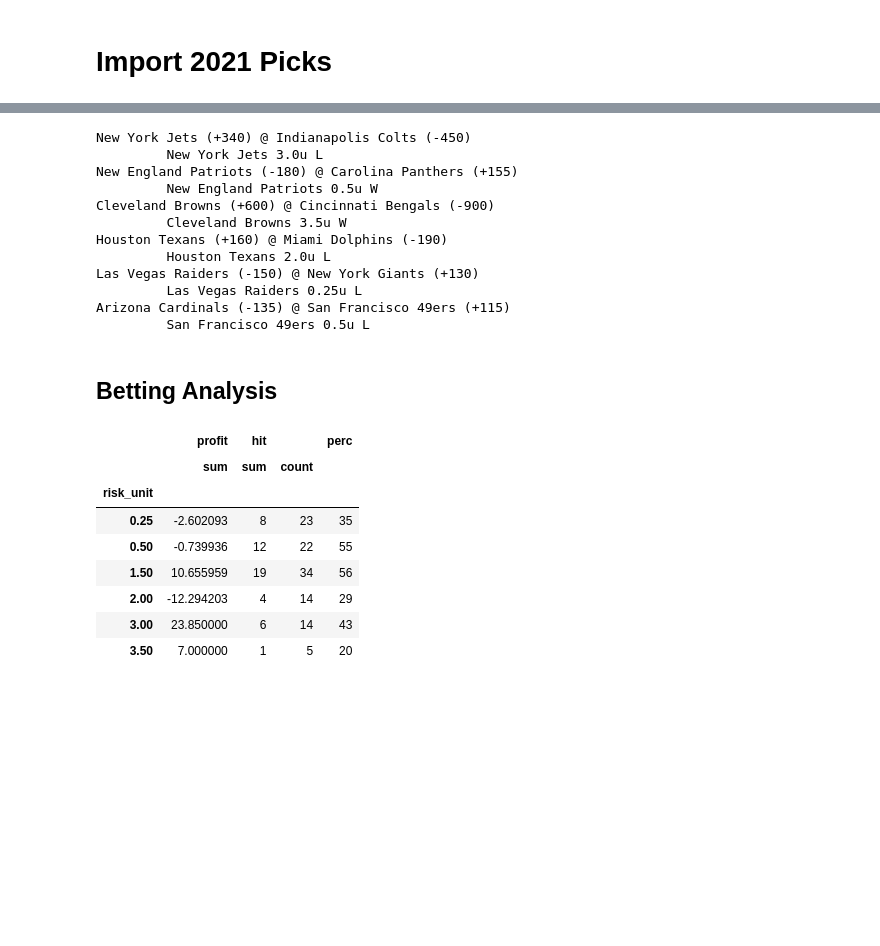
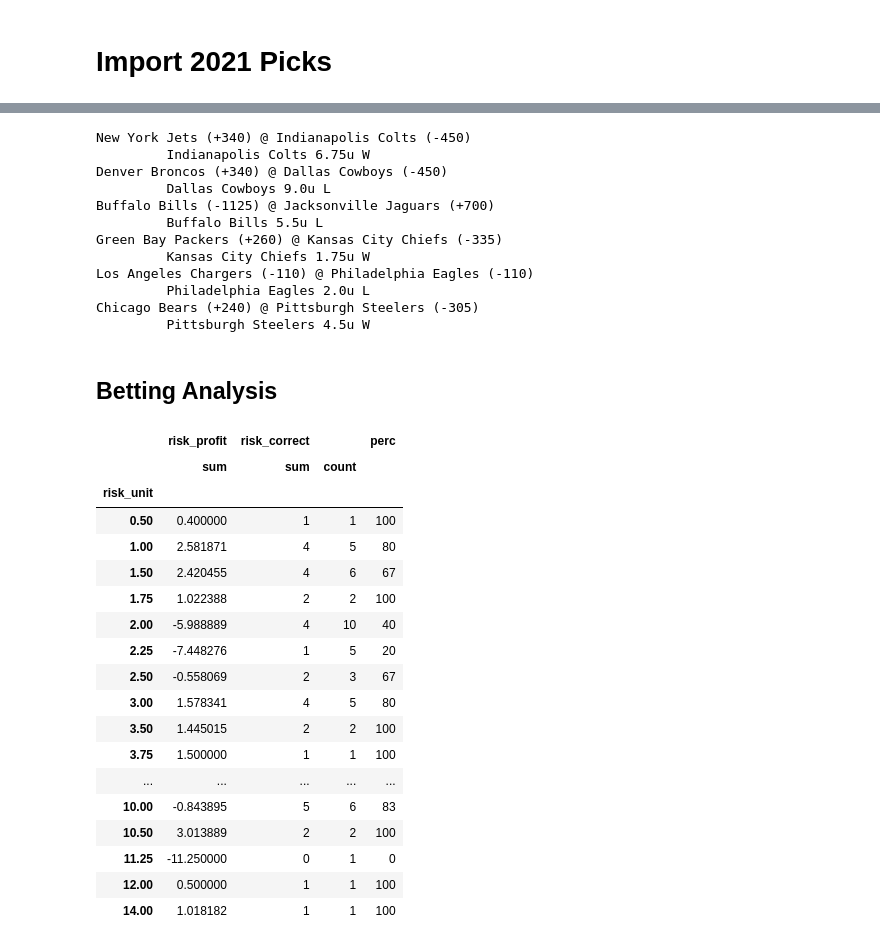
Before and after one commit to tylerengland25/NFL, a Jupyter notebook: backend/analytics/2021.ipynb, the cells around one changed output, grey strips where cells are left out. Cells and saved outputs as stored; diff of their text form; code cells hidden in the pictures; blank space fills up the shorter version.

Commit message:
NN Printing

```diff
--- a/backend/analytics/2021.ipynb
+++ b/backend/analytics/2021.ipynb
@@ -14,6 +14,7 @@ os.getcwd()
 # %%
 df = pd.read_csv('backend\\data\\predictions\\2021_nn.csv')
 df['date'] = pd.to_datetime(df['date'])
-df = df[df['date'] >= datetime(2021, 9, 1)]
-df['hit'] = df['prediction'] == df['outcome']
+df['y'] = np.where(df['y'], df['home'], df['away'])
+df['y_pred'] = np.where(df['y_pred'], df['home'], df['away'])
 df.dropna(inplace=True)
+df
@@ -22,36 +37,46 @@ week = df[df['week'] == 9]
 for index, row in week.iterrows():
     ml_a = '+{odds}'.format(odds=row['ml_a']) if row['ml_a'] > 0 else row['ml_a']
     ml_h = '+{odds}'.format(odds=row['ml_h']) if row['ml_h'] > 0 else row['ml_h']
-    win = 'W' if row['prediction'] == row['outcome'] else 'L'
+    win = 'W' if row['y_pred'] == row['y'] else 'L'
     print(f"{row['away']} ({ml_a}) @ {row['home']} ({ml_h})")
-    print(f"\t {row['prediction']} {row['risk_unit']}u {win}")
+    print(f"\t {row['y_pred']} {row['risk_unit']}u {win}")
 # %% [output]
 New York Jets (+340) @ Indianapolis Colts (-450)
-         New York Jets 3.0u L
-New England Patriots (-180) @ Carolina Panthers (+155)
-         New England Patriots 0.5u W
-Cleveland Browns (+600) @ Cincinnati Bengals (-900)
-         Cleveland Browns 3.5u W
-Houston Texans (+160) @ Miami Dolphins (-190)
-         Houston Texans 2.0u L
-Las Vegas Raiders (-150) @ New York Giants (+130)
-         Las Vegas Raiders 0.25u L
-Arizona Cardinals (-135) @ San Francisco 49ers (+115)
-         San Francisco 49ers 0.5u L
+         Indianapolis Colts 6.75u W
+Denver Broncos (+340) @ Dallas Cowboys (-450)
+         Dallas Cowboys 9.0u L
+Buffalo Bills (-1125) @ Jacksonville Jaguars (+700)
+         Buffalo Bills 5.5u L
+Green Bay Packers (+260) @ Kansas City Chiefs (-335)
+         Kansas City Chiefs 1.75u W
+Los Angeles Chargers (-110) @ Philadelphia Eagles (-110)
+         Philadelphia Eagles 2.0u L
+Chicago Bears (+240) @ Pittsburgh Steelers (-305)
+         Pittsburgh Steelers 4.5u W
 # %% [markdown]
 ## Betting Analysis
 # %%
 # Per Unit
-per_unit = df.groupby(['risk_unit']).aggregate({'profit': 'sum', 'hit': ['sum', 'count']})
-per_unit['perc'] = (per_unit[('hit', 'sum')] / per_unit[('hit', 'count')] * 100).apply(round)
+per_unit = df.groupby(['risk_unit']).aggregate({'risk_profit': 'sum', 'risk_correct': ['sum', 'count']})
+per_unit['perc'] = (per_unit[('risk_correct', 'sum')] / per_unit[('risk_correct', 'count')] * 100).apply(round)
 per_unit
 # %% [output]
-|  | profit | hit |  | perc |
+|  | risk_profit | risk_correct |  | perc |
 |  | sum | sum | count |  |
 | risk_unit |  |  |  |  |
-| 0.25 | -2.602093 | 8 | 23 | 35 |
-| 0.50 | -0.739936 | 12 | 22 | 55 |
-| 1.50 | 10.655959 | 19 | 34 | 56 |
-| 2.00 | -12.294203 | 4 | 14 | 29 |
-| 3.00 | 23.850000 | 6 | 14 | 43 |
-| 3.50 | 7.000000 | 1 | 5 | 20 |
+| 0.50 | 0.400000 | 1 | 1 | 100 |
+| 1.00 | 2.581871 | 4 | 5 | 80 |
+| 1.50 | 2.420455 | 4 | 6 | 67 |
+| 1.75 | 1.022388 | 2 | 2 | 100 |
+| 2.00 | -5.988889 | 4 | 10 | 40 |
+| 2.25 | -7.448276 | 1 | 5 | 20 |
+| 2.50 | -0.558069 | 2 | 3 | 67 |
+| 3.00 | 1.578341 | 4 | 5 | 80 |
+| 3.50 | 1.445015 | 2 | 2 | 100 |
+| 3.75 | 1.500000 | 1 | 1 | 100 |
+| ... | ... | ... | ... | ... |
+| 10.00 | -0.843895 | 5 | 6 | 83 |
+| 10.50 | 3.013889 | 2 | 2 | 100 |
+| 11.25 | -11.250000 | 0 | 1 | 0 |
+| 12.00 | 0.500000 | 1 | 1 | 100 |
+| 14.00 | 1.018182 | 1 | 1 | 100 |
```
Also changed, not shown: parts of 7 cells of this notebook, 5 other files.
